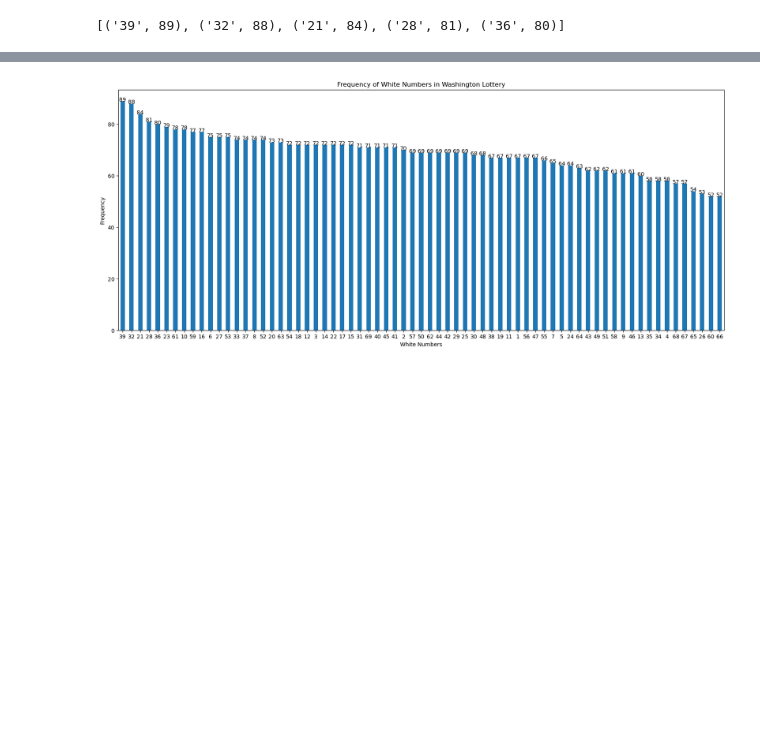
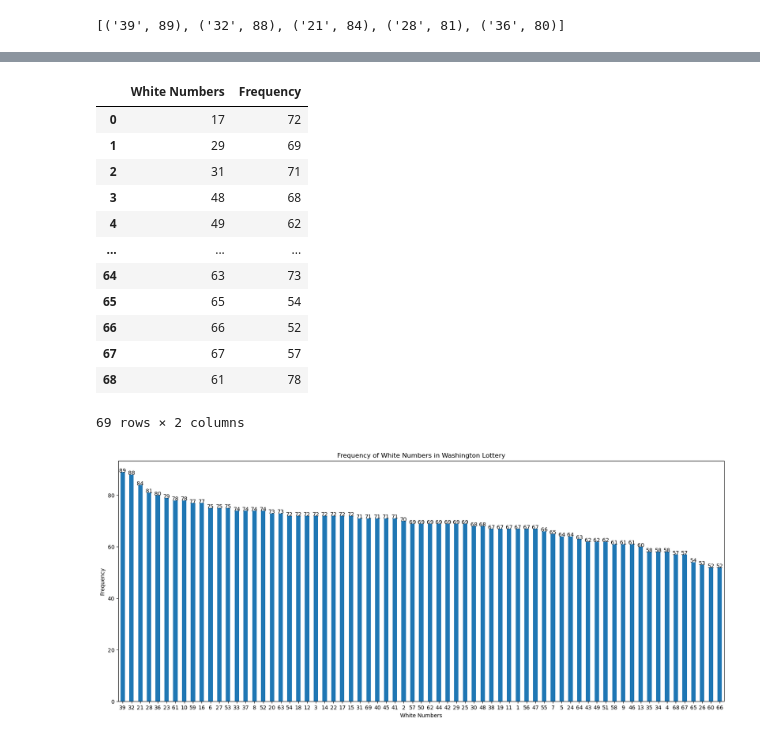
Before and after one commit to Shoggato/LottoInsight, a Jupyter notebook: Project_1.ipynb, the cells around one changed output, grey strips where cells are left out. Drawn from its saved outputs; the diff is of its cells as text; code cells hidden in the pictures; blank space fills up the shorter version.

```diff
--- a/Project_1.ipynb
+++ b/Project_1.ipynb
@@ -318,4 +314,20 @@ graph_linreg = linreg(x_values, y_values, 'Mode White Numbers','Frequency of Whi
 The r-value is: -0.22429273278388057
+# %%
+white_numbers_frequency
+# %% [output]
+|  | White Numbers | Frequency |
+| 0 | 17 | 72 |
+| 1 | 29 | 69 |
+| 2 | 31 | 71 |
+| 3 | 48 | 68 |
+| 4 | 49 | 62 |
+| ... | ... | ... |
+| 64 | 63 | 73 |
+| 65 | 65 | 54 |
+| 66 | 66 | 52 |
+| 67 | 67 | 57 |
+| 68 | 61 | 78 |
+69 rows × 2 columns
 # %%
 # plot the frequency of whitenumbers for all the years
 
```
Also changed, not shown: parts of 4 cells of this notebook, 24 other files.
